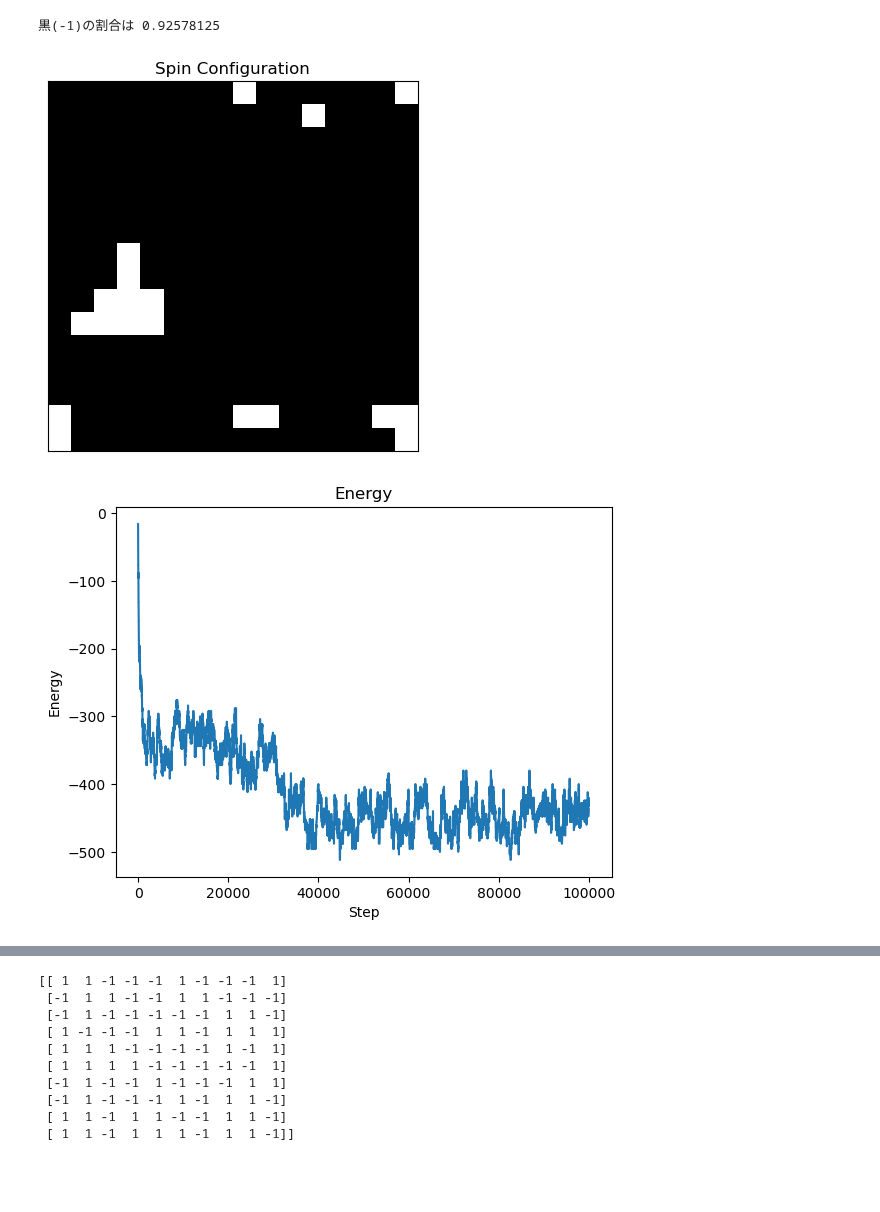
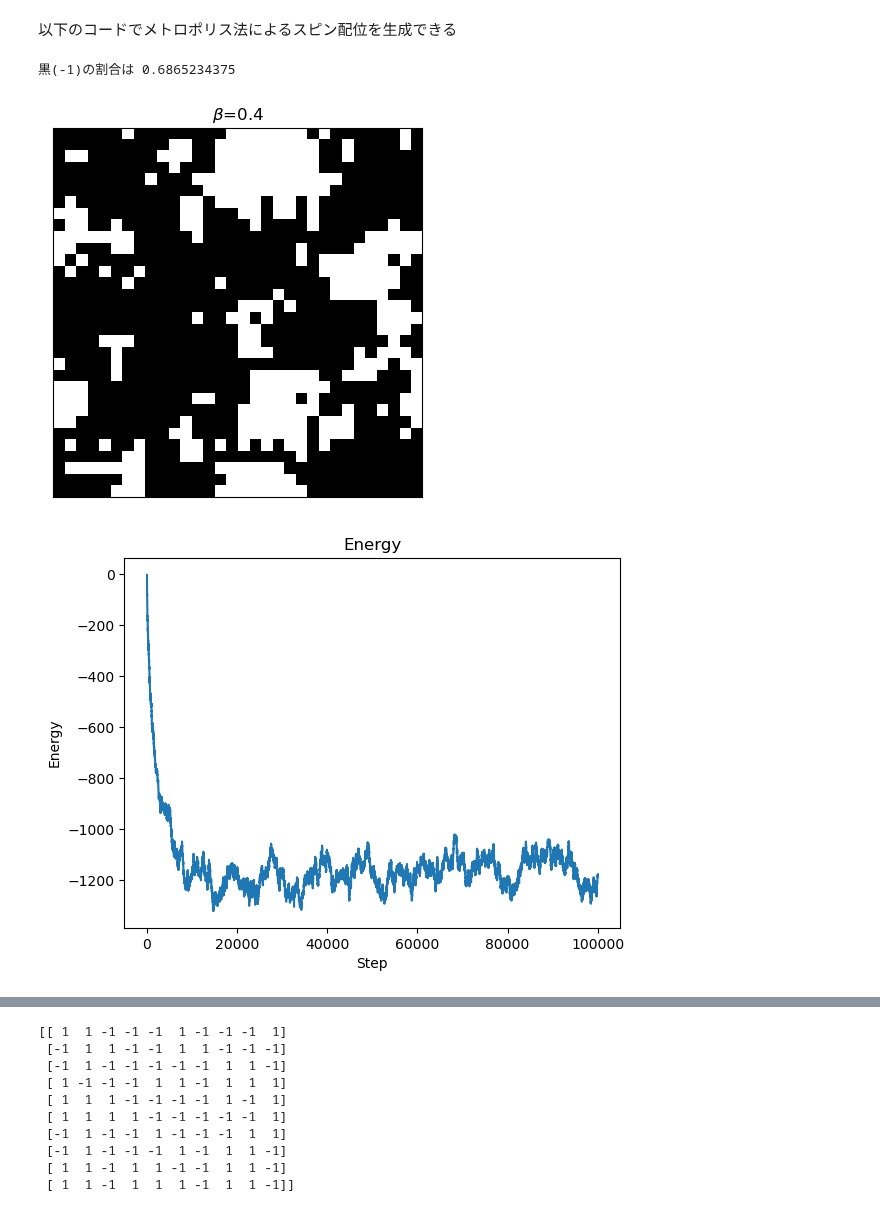
Before and after one commit to Chansuga/Master-s_thesis, a Jupyter notebook: Paper_Tomiya_Tanaka/archive/Ising_samp_v2.ipynb, the cells around one changed output, grey strips where cells are left out. Drawn from its saved outputs; the diff is of its cells as text; code cells hidden in the pictures; blank space fills up the shorter version.

```diff
--- a/Paper_Tomiya_Tanaka/archive/Ising_samp_v2.ipynb
+++ b/Paper_Tomiya_Tanaka/archive/Ising_samp_v2.ipynb
@@ -0,0 +1,2 @@
+# %% [markdown]
+以下のコードでメトロポリス法によるスピン配位を生成できる
@@ -1,10 +9,4 @@
 # %%
-# ライブラリのインポート
-import numpy as np
-import matplotlib.pyplot as plt
-from tqdm import tqdm
-import pandas as pd
-
 # 関数を定義
 def metropolis_ising(L, T, num_steps, J=1):
     lattice = np.random.choice([-1, 1], size=(L, L))
@@ -35,32 +37,34 @@ def metropolis_ising(L, T, num_steps, J=1):
         lattice = lattice
 
     return lattice, energies
-
-
-# Metropolisモンテカルロ法によるサンプリング
-# L=10, T=3, num_steps=10000
-lattice, energies = metropolis_ising(16, 2.00, 100000)
-
-# 黒の割合を出力
-print("黒(-1)の割合は",np.sum(lattice==-1)/lattice.size)
-
-# スピン配位の可視化
-plt.imshow(lattice, cmap='gray', interpolation='nearest')
-plt.xticks([])
-plt.yticks([])
-plt.title("Spin Configuration")
-# 図をファイルとして保存
-plt.savefig('../image storage/spin_conf_L16_T200.png')
-plt.show()
-
-# エネルギーの変化の可視化
-plt.plot(energies)
-plt.title("Energy")
-plt.xlabel("Step")
-plt.ylabel("Energy")
-
-plt.show()
-# %% [output]
-黒(-1)の割合は 0.92578125
-[figure, removed]
-[figure, removed]
+# %%
+# 1個の配位
+beta = 0.4
+L = 32
+T = 1/beta
+num_steps = 100000
+lattice, energies = metropolis_ising(L, T, num_steps)
+
+# 黒の割合を出力
+print("黒(-1)の割合は",np.sum(lattice==-1)/lattice.size)
+
+# スピン配位の可視化
+plt.imshow(lattice, cmap='gray', interpolation='nearest')
+plt.xticks([])
+plt.yticks([])
+plt.title(r"$\beta$" f"={beta}")
+# 図をファイルとして保存
+plt.savefig(f'../image storage/spin_conf_L{L}_beta{beta}.png')
+plt.show()
+
+# エネルギーの変化の可視化
+plt.plot(energies)
+plt.title("Energy")
+plt.xlabel("Step")
+plt.ylabel("Energy")
+
+plt.show()
+# %% [output]
+黒(-1)の割合は 0.6865234375
+[figure, added]
+[figure, added]
```
Also changed, not shown: parts of 2 cells of this notebook, 16 other files.
